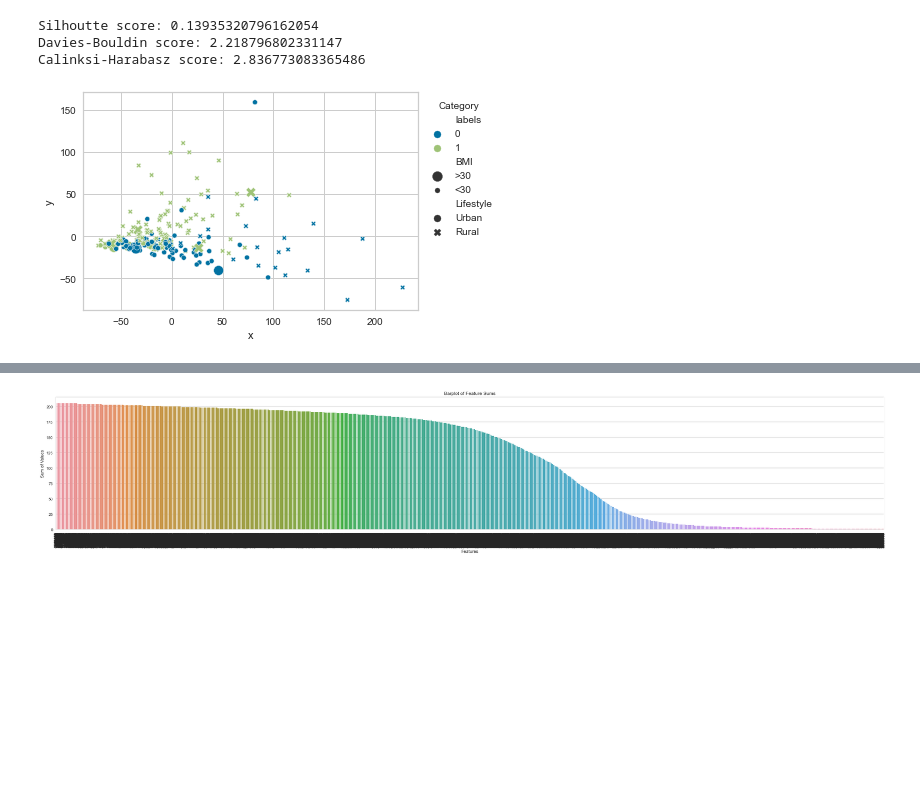
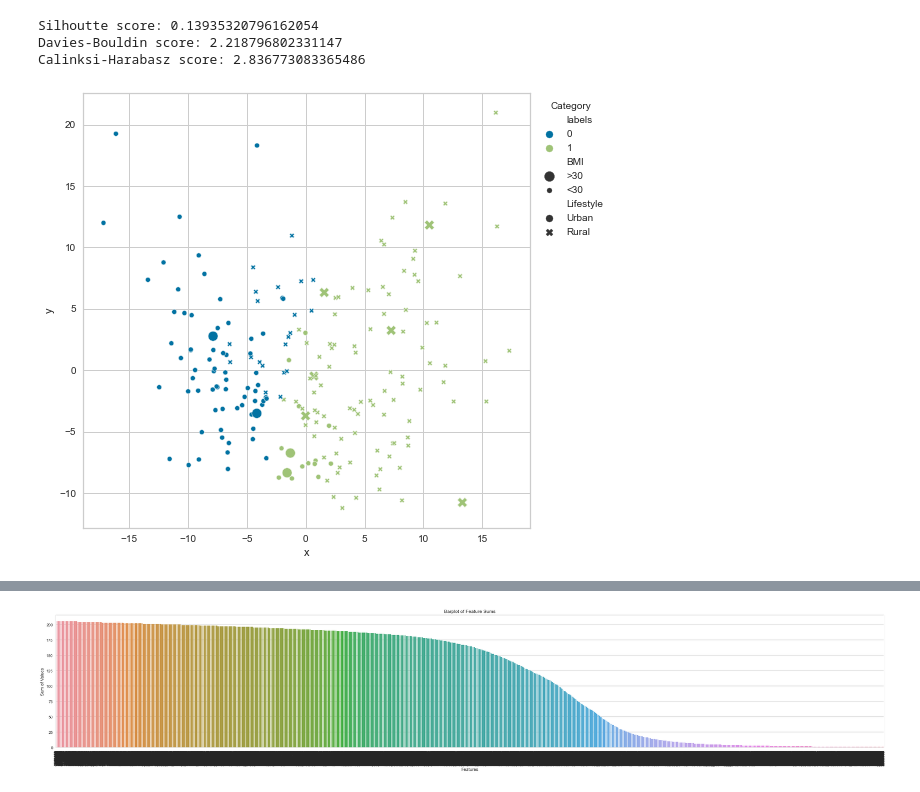
Before and after one commit to RafaPe/MX-Rural-Urban-Microbiome, a Jupyter notebook: notebooks/clutering_experiments.ipynb, the cells around one changed output, grey strips where cells are left out. Drawn from its saved outputs; the diff is of its cells as text; code cells hidden in the pictures; blank space fills up the shorter version.

Commit message:
feat: :fire: Added clustering experiments

```diff
--- a/notebooks/clutering_experiments.ipynb
+++ b/notebooks/clutering_experiments.ipynb
@@ -71,19 +81,19 @@ Silhoutte score: 0.31191163742484773
 Davies-Bouldin score: 1.3878480709142433
 Calinksi-Harabasz score: 9.18827053288042
 # %%
-taxonomy['kmeans_abundance_clusters'] = get_clustering_labels(taxonomy, algorithm = 'kmeans', filter_criteria = 'abundance')
+clusters2, taxonomy['kmeans_abundance_clusters'] = get_clustering_labels(taxonomy, algorithm = 'kmeans', filter_criteria = 'abundance')
 # %% [output]
 Silhoutte score: 0.07766717594221446
 Davies-Bouldin score: 3.1179030015558165
 Calinksi-Harabasz score: 18.703742682778564
 # %%
-taxonomy['gmm_presence_clusters'] = get_clustering_labels(taxonomy, algorithm = 'gaussian_mixture', filter_criteria = 'presence')
+clusters3, taxonomy['gmm_presence_clusters'] = get_clustering_labels(taxonomy, algorithm = 'gaussian_mixture', filter_criteria = 'presence')
 # %% [output]
 Silhoutte score: 0.31188268016034243
 Davies-Bouldin score: 1.387861807533183
 Calinksi-Harabasz score: 9.187715962935387
 # %%
-taxonomy['gmm_abundance_clusters'] = get_clustering_labels(taxonomy, algorithm = 'gaussian_mixture', filter_criteria = 'abundance')
+clusters4, taxonomy['gmm_abundance_clusters'] = get_clustering_labels(taxonomy, algorithm = 'gaussian_mixture', filter_criteria = 'abundance')
 # %% [output]
 Silhoutte score: 0.13935320796162054
 Davies-Bouldin score: 2.218796802331147
@@ -110,10 +120,11 @@ def plot_clustering(clusters_data:pd.DataFrame, metadata:pd.DataFrame, labels:li
     components['Lifestyle'] = lifestyle
     components['BMI'] = bmi
 
+    plt.figure(figsize=(8, 8))
     sns.scatterplot(data=components, x='x', y='y', hue= 'labels', style = 'Lifestyle', size = 'BMI', size_order = ['>30', '<30'])
     plt.legend(title='Category', loc='upper left', bbox_to_anchor=(1, 1))
 # %%
-plot_clustering(pd.DataFrame(data_scaled, index = taxonomy.index), metadata, list(taxonomy['kmeans_abundance_clusters']))
+plot_clustering(clusters2, metadata, list(taxonomy['kmeans_abundance_clusters']))
 # %% [output]
-[figure, old version]
+[figure, new version]
 # %%
```
Also changed, not shown: parts of 18 cells of this notebook.
